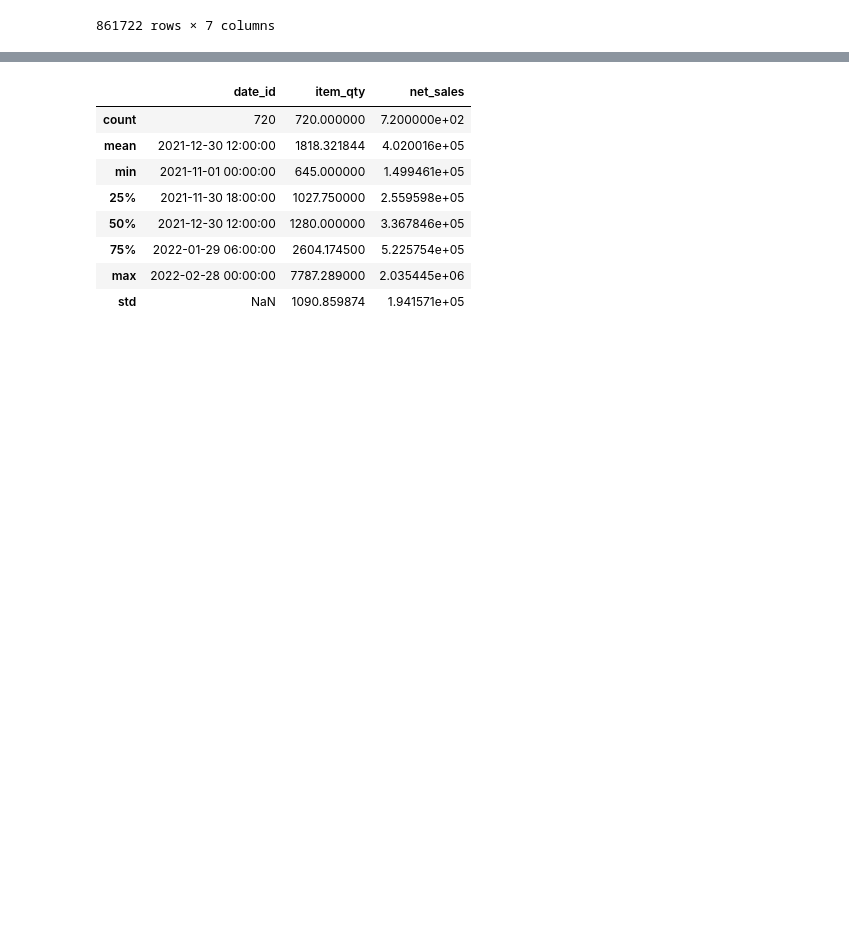
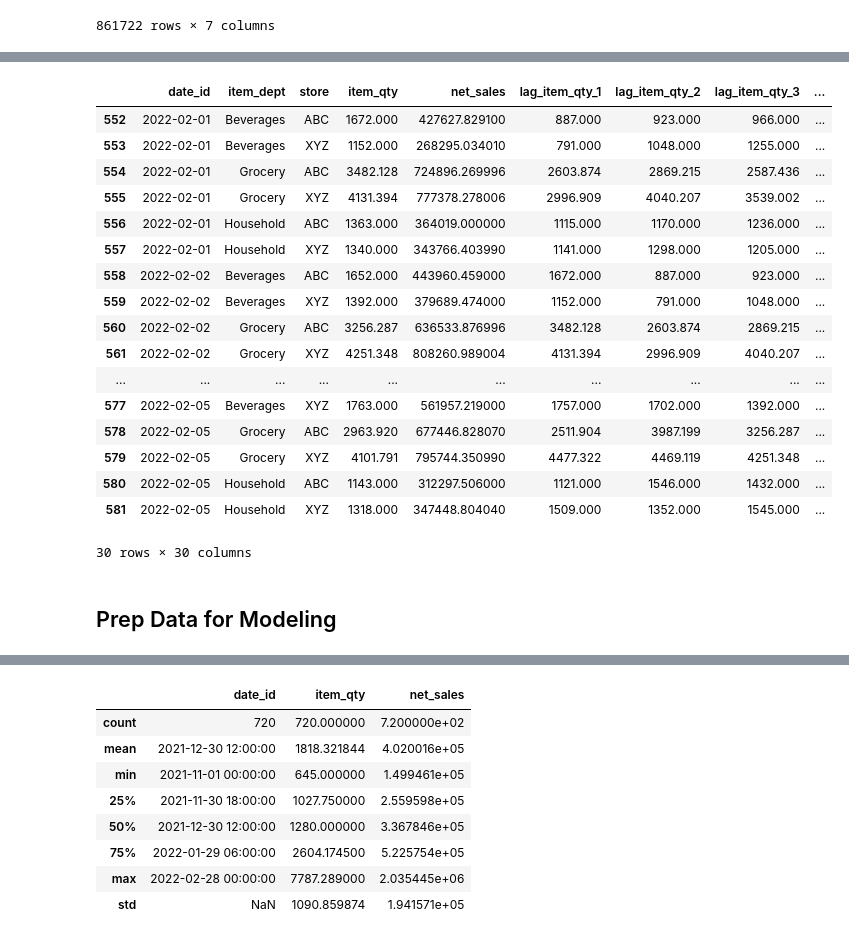
Before and after one commit to Vaseekaran-V/ML_CW, a Jupyter notebook: src/notebooks/modeling_train_test.ipynb, the cells around one changed output, grey strips where cells are left out. Saved outputs shown, nothing was run; the diff lists cells and outputs as text; code cells hidden in the pictures; blank space fills up the shorter version.

Commit message:
created a model flow, got initial results testing on real data

```diff
--- a/src/notebooks/modeling_train_test.ipynb
+++ b/src/notebooks/modeling_train_test.ipynb
@@ -101,0 +85,2 @@ data_preprocess.preprocess_data(df=full_df)[['date_id','item_dept', 'store', 'la
+# %%
+preprocessed_full_df = data_preprocess.preprocess_data(df=full_df, num_lags=3, rolling_window_size = 3)
@@ -101,0 +118,4 @@ data_preprocess.preprocess_data(df=full_df)[['date_id','item_dept', 'store', 'la
+# %%
+#separate train and test based on dates (before feb -> train | feb -> test)
+train_processed = preprocessed_full_df[preprocessed_full_df['date_id'] < '2022-02-01']
+test_processed = preprocessed_full_df[preprocessed_full_df['date_id'] >= '2022-02-01']
@@ -101,0 +162,23 @@ data_preprocess.preprocess_data(df=full_df)[['date_id','item_dept', 'store', 'la
+# %%
+test_processed.head(30)
+# %% [output]
+|  | date_id | item_dept | store | item_qty | net_sales | lag_item_qty_1 | lag_item_qty_2 | lag_item_qty_3 | ... |
+| 552 | 2022-02-01 | Beverages | ABC | 1672.000 | 427627.829100 | 887.000 | 923.000 | 966.000 | ... |
+| 553 | 2022-02-01 | Beverages | XYZ | 1152.000 | 268295.034010 | 791.000 | 1048.000 | 1255.000 | ... |
+| 554 | 2022-02-01 | Grocery | ABC | 3482.128 | 724896.269996 | 2603.874 | 2869.215 | 2587.436 | ... |
+| 555 | 2022-02-01 | Grocery | XYZ | 4131.394 | 777378.278006 | 2996.909 | 4040.207 | 3539.002 | ... |
+| 556 | 2022-02-01 | Household | ABC | 1363.000 | 364019.000000 | 1115.000 | 1170.000 | 1236.000 | ... |
+| 557 | 2022-02-01 | Household | XYZ | 1340.000 | 343766.403990 | 1141.000 | 1298.000 | 1205.000 | ... |
+| 558 | 2022-02-02 | Beverages | ABC | 1652.000 | 443960.459000 | 1672.000 | 887.000 | 923.000 | ... |
+| 559 | 2022-02-02 | Beverages | XYZ | 1392.000 | 379689.474000 | 1152.000 | 791.000 | 1048.000 | ... |
+| 560 | 2022-02-02 | Grocery | ABC | 3256.287 | 636533.876996 | 3482.128 | 2603.874 | 2869.215 | ... |
+| 561 | 2022-02-02 | Grocery | XYZ | 4251.348 | 808260.989004 | 4131.394 | 2996.909 | 4040.207 | ... |
+| ... | ... | ... | ... | ... | ... | ... | ... | ... | ... |
+| 577 | 2022-02-05 | Beverages | XYZ | 1763.000 | 561957.219000 | 1757.000 | 1702.000 | 1392.000 | ... |
+| 578 | 2022-02-05 | Grocery | ABC | 2963.920 | 677446.828070 | 2511.904 | 3987.199 | 3256.287 | ... |
+| 579 | 2022-02-05 | Grocery | XYZ | 4101.791 | 795744.350990 | 4477.322 | 4469.119 | 4251.348 | ... |
+| 580 | 2022-02-05 | Household | ABC | 1143.000 | 312297.506000 | 1121.000 | 1546.000 | 1432.000 | ... |
+| 581 | 2022-02-05 | Household | XYZ | 1318.000 | 347448.804040 | 1509.000 | 1352.000 | 1545.000 | ... |
+30 rows × 30 columns
+# %% [markdown]
+## Prep Data for Modeling
```
Also changed, not shown: parts of 21 cells of this notebook, 2 other files.
